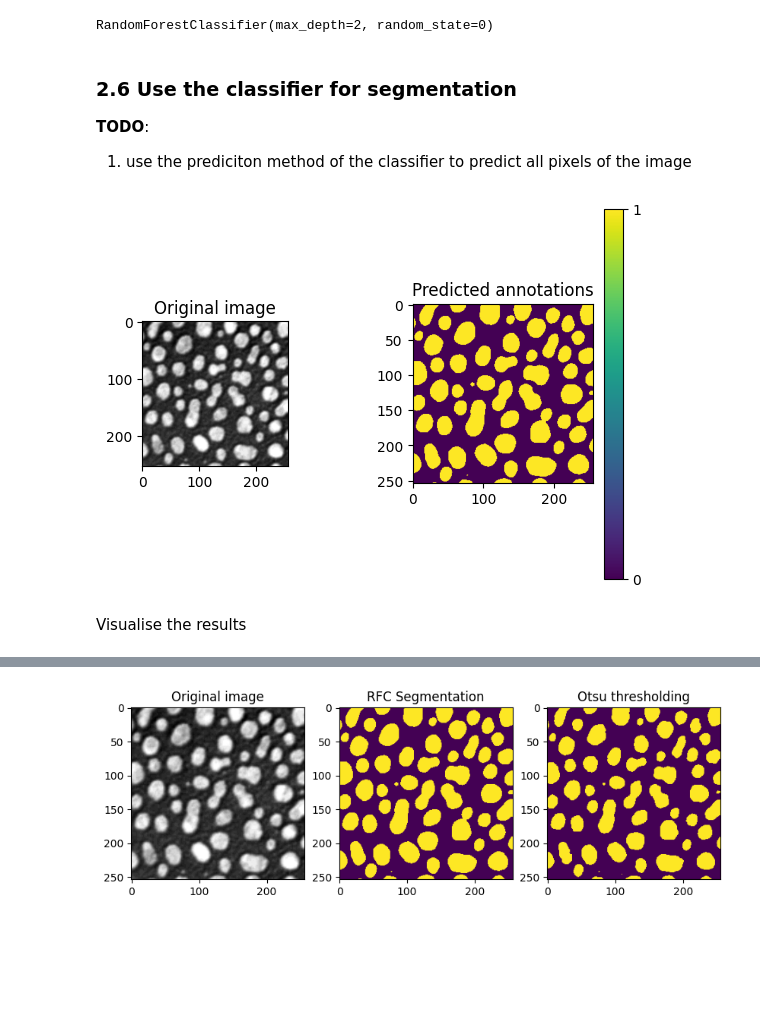
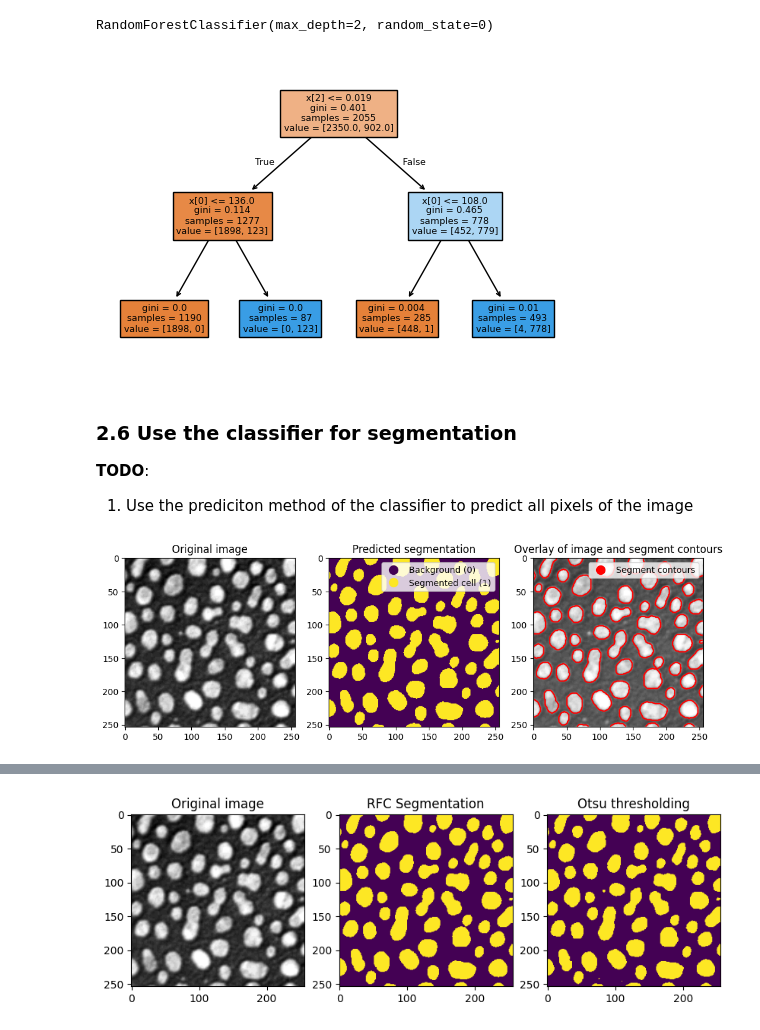
Before and after one commit to moritzmarquardt/workshop_IBEC, a Jupyter notebook: 02_cell_segmentation_classification_rfc.ipynb, the cells around one changed output, grey strips where cells are left out. Cells and saved outputs as stored; diff of their text form; code cells hidden in the pictures; blank space fills up the shorter version.

```diff
--- a/02_cell_segmentation_classification_rfc.ipynb
+++ b/02_cell_segmentation_classification_rfc.ipynb
@@ -84,20 +97,10 @@ Feel free to test this out if you run this notebook on your PC.
 
 Here we load the annotations that were saved in the part above or a presaved example annotation is used.
 # %%
-# if manual annotations are already saved use them, if not load them from the github repository
-annotations = None
-if os.path.exists('data/blobs_manual_annotations.npy'): # the annotations exist locally
-    annotations = np.load('data/blobs_manual_annotations.npy')
-    print('Loaded annotations from local file')
-else:
-    import urllib.request  # Import urllib.request for downloading
-    url = 'https://github.com/moritzmarquardt/workshop_IBEC/raw/refs/heads/main/data/blobs_manual_annotations.npy'
-    urllib.request.urlretrieve(url, 'data/blobs_manual_annotations.npy')  # Download the file
-    annotations = np.load('data/blobs_manual_annotations.npy')  # Load the downloaded file
-    print('Loaded and saved annotations from remote file')
+annotations = np.load('data/blobs_manual_annotations.npy')
 
 # visualize the manual annotations
-fig, ax = plt.subplots(1, 2, figsize=(12, 5))
+fig, ax = plt.subplots(1, 2, figsize=(8, 4))
 ax = ax.ravel()
 im0 = ax[0].imshow(annotations)
 ax[0].set_title('Manual Annotations')
@@ -198,28 +212,56 @@ classifier.fit(X_train, y_train) #TODO: fit the classifier to the training data
 # %% [output]
 RandomForestClassifier(max_depth=2, random_state=0)
+# %%
+# plot one of the trees of the "random forest"
+from sklearn.tree import plot_tree
+plt.figure(figsize=(6, 4))
+plot_tree(classifier.estimators_[0], filled=True)
+plt.show()
+# %% [output]
+[figure, added]
 # %% [markdown]
 ### 2.6 Use the classifier for segmentation
 
 **TODO**:
-1. use the prediciton method of the classifier to predict all pixels of the image
+1. Use the prediciton method of the classifier to predict all pixels of the image
 # %%
 X_predict = generate_feature_stack(image).T # generate the feature stack for the whole image
 res = classifier.predict(X_predict) #TODO Use the predict function of the classifier to predict the annotations for the training data
 res = res - 1 # we subtract 1 to make background = 0 (this is necessary, since the background is annotated with 1 in the manual annotations)
 
 # visualize the results
-res_image = res.reshape(image.shape)
-plt.subplot(1, 3, 1)
-plt.imshow(image, cmap='gray')
-plt.title('Original image')
-plt.subplot(1, 2, 2)
-plt.imshow(res_image)
-plt.title('Predicted annotations')
-cbar = plt.colorbar()
-cbar.set_ticks([0, 1])
-cbar.set_ticklabels([0, 1])
+res_image = res.reshape(image.shape) # reshape the 1D result array back to the 2D image shape
+fig, ax = plt.subplots(1, 3, figsize=(12, 4))
+ax = ax.ravel()
+ax[0].imshow(image, cmap='gray')
+ax[0].set_title('Original image')
+
+# Display predicted segmentation without specifying cmap (default)
+segmentation_plot = ax[1].imshow(res_image)
+ax[1].set_title('Predicted segmentation')
+
+# Extract colormap colors
+cmap = segmentation_plot.get_cmap()
+norm = segmentation_plot.norm  # Normalization of values (0 to 1)
+background_color = cmap(norm(0))  # Color for background (0)
+segment_color = cmap(norm(1))  # Color for segment (1)
+
+# Add a legend with the correct colors
+legend_labels = ['Background (0)', 'Segmented cell (1)']
+colors = [background_color, segment_color]  # Extracted colors
+patches = [plt.Line2D([0], [0], color=color, marker='o', linestyle='None', markersize=10, label=label)
+           for color, label in zip(colors, legend_labels)]
+ax[1].legend(handles=patches, loc='upper right')
+
+ax[2].imshow(image, cmap='gray', alpha=0.8)
+ax[2].contour(res_image == 1, colors='r')
+ax[2].set_title('Overlay of image and segment contours')
+## add legend for contours
+patches = [plt.Line2D([0], [0], color='r', marker='o', linestyle='None', markersize=10, label='Segment contours')]
+ax[2].legend(handles=patches, loc='upper right')
+
 plt.show()
+
+#TODO (for fast people) Play around with the max_depth parameter to see how it affects the classification performance. A larger max_depth corresponds to a more complex model that can capture more details in the data. However, it can also lead to overfitting. Find a balance that works well for this data.
 # %% [output]
-[figure, old version]
+[figure, new version]
-# %% [markdown]
-Visualise the results
```
Also changed, not shown: parts of 25 cells of this notebook, 2 other files.
